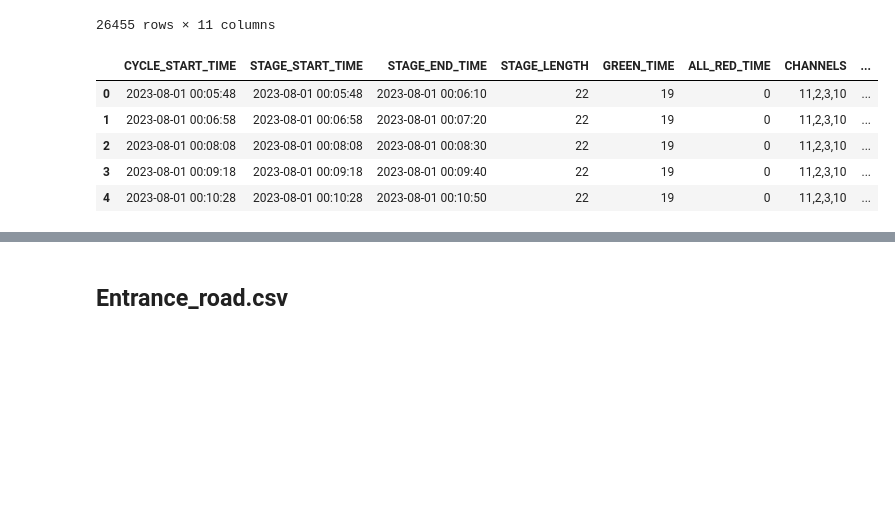
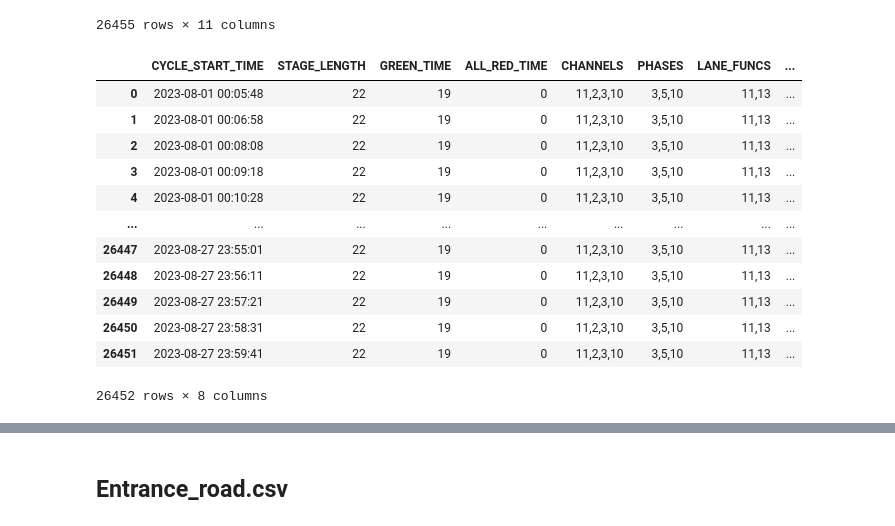
Before and after one commit to Zhou1317fe5/ml-projects, a Jupyter notebook: SEED2023/ITS_Preliminary.ipynb, the cells around one changed output, grey strips where cells are left out. Cells and saved outputs as stored; diff of their text form; code cells hidden in the pictures; blank space fills up the shorter version.

```diff
--- a/SEED2023/ITS_Preliminary.ipynb
+++ b/SEED2023/ITS_Preliminary.ipynb
@@ -194,19 +194,29 @@ df_ligth_2W3W2E4W3E4E
 | 71248 | 2023-08-27 23:58:31 | 2023-08-27 23:58:31 | 2023-08-27 23:58:53 | 22 | 19 | 0 | 11,2,3,10 | ... |
 | 71249 | 2023-08-27 23:59:41 | 2023-08-27 23:59:41 | 2023-08-28 00:00:03 | 22 | 19 | 0 | 11,2,3,10 | ... |
 26455 rows × 11 columns
+# %%
+# 删除STAGE_START_TIME，STAGE_END_TIME，LANES
+df_ligth_2W3W2E4W3E4E.drop(['STAGE_START_TIME','STAGE_END_TIME','LANES'],axis=1,inplace=True)
 # %%
 #处理时间索引，按CYCLE_START_TIME为时间索引，从00:05:00开始，每五分钟为一个时间段
 # %%
 # 删除2023-08-01 00:05:00前的数据
 df_ligth_2W3W2E4W3E4E=df_ligth_2W3W2E4W3E4E.drop(index=df_ligth_2W3W2E4W3E4E.index[:3])
 df_ligth_2W3W2E4W3E4E=df_ligth_2W3W2E4W3E4E.reset_index(drop=True)
-df_ligth_2W3W2E4W3E4E.head()
+df_ligth_2W3W2E4W3E4E
 # %% [output]
-|  | CYCLE_START_TIME | STAGE_START_TIME | STAGE_END_TIME | STAGE_LENGTH | GREEN_TIME | ALL_RED_TIME | CHANNELS | ... |
-| 0 | 2023-08-01 00:05:48 | 2023-08-01 00:05:48 | 2023-08-01 00:06:10 | 22 | 19 | 0 | 11,2,3,10 | ... |
-| 1 | 2023-08-01 00:06:58 | 2023-08-01 00:06:58 | 2023-08-01 00:07:20 | 22 | 19 | 0 | 11,2,3,10 | ... |
-| 2 | 2023-08-01 00:08:08 | 2023-08-01 00:08:08 | 2023-08-01 00:08:30 | 22 | 19 | 0 | 11,2,3,10 | ... |
-| 3 | 2023-08-01 00:09:18 | 2023-08-01 00:09:18 | 2023-08-01 00:09:40 | 22 | 19 | 0 | 11,2,3,10 | ... |
-| 4 | 2023-08-01 00:10:28 | 2023-08-01 00:10:28 | 2023-08-01 00:10:50 | 22 | 19 | 0 | 11,2,3,10 | ... |
+|  | CYCLE_START_TIME | STAGE_LENGTH | GREEN_TIME | ALL_RED_TIME | CHANNELS | PHASES | LANE_FUNCS | ... |
+| 0 | 2023-08-01 00:05:48 | 22 | 19 | 0 | 11,2,3,10 | 3,5,10 | 11,13 | ... |
+| 1 | 2023-08-01 00:06:58 | 22 | 19 | 0 | 11,2,3,10 | 3,5,10 | 11,13 | ... |
+| 2 | 2023-08-01 00:08:08 | 22 | 19 | 0 | 11,2,3,10 | 3,5,10 | 11,13 | ... |
+| 3 | 2023-08-01 00:09:18 | 22 | 19 | 0 | 11,2,3,10 | 3,5,10 | 11,13 | ... |
+| 4 | 2023-08-01 00:10:28 | 22 | 19 | 0 | 11,2,3,10 | 3,5,10 | 11,13 | ... |
+| ... | ... | ... | ... | ... | ... | ... | ... | ... |
+| 26447 | 2023-08-27 23:55:01 | 22 | 19 | 0 | 11,2,3,10 | 3,5,10 | 11,13 | ... |
+| 26448 | 2023-08-27 23:56:11 | 22 | 19 | 0 | 11,2,3,10 | 3,5,10 | 11,13 | ... |
+| 26449 | 2023-08-27 23:57:21 | 22 | 19 | 0 | 11,2,3,10 | 3,5,10 | 11,13 | ... |
+| 26450 | 2023-08-27 23:58:31 | 22 | 19 | 0 | 11,2,3,10 | 3,5,10 | 11,13 | ... |
+| 26451 | 2023-08-27 23:59:41 | 22 | 19 | 0 | 11,2,3,10 | 3,5,10 | 11,13 | ... |
+26452 rows × 8 columns
 # %%
 # 将第一个数据改成2023-08-01 00:05:00
```
Also changed, not shown: parts of 60 cells of this notebook.
